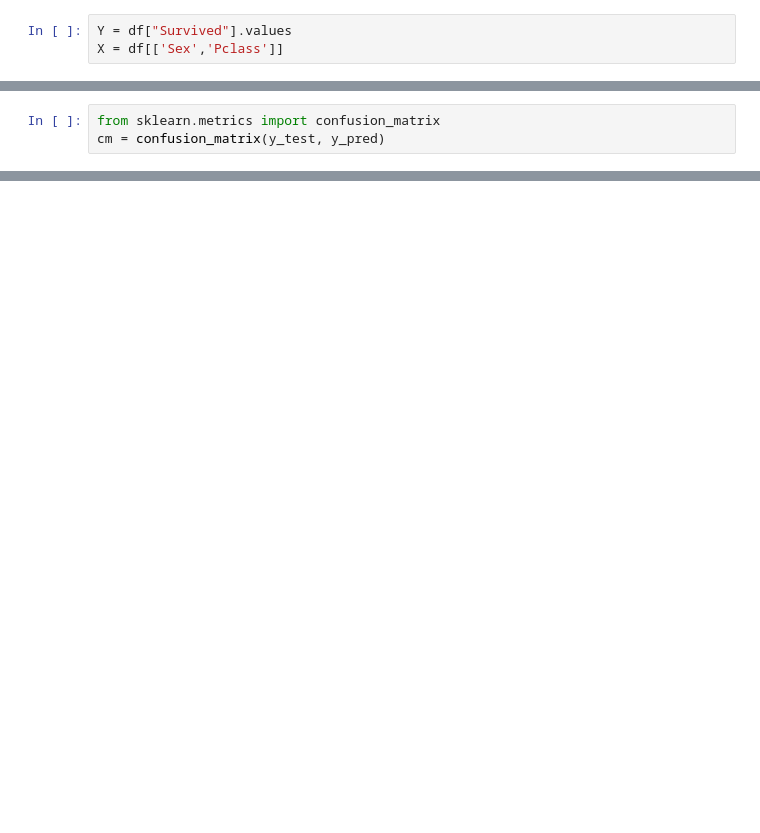
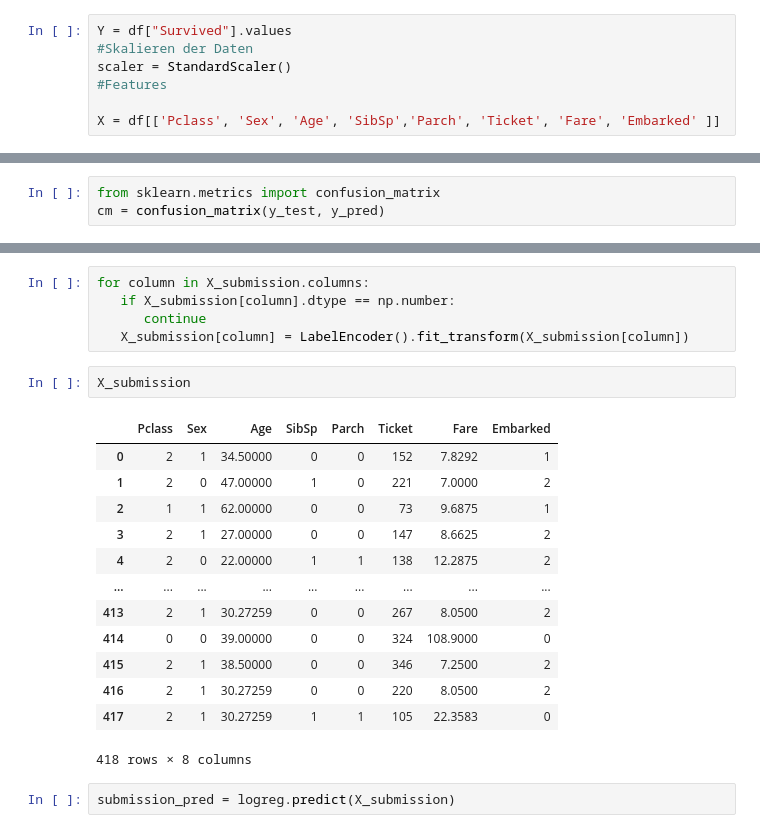
Before and after one commit to freicher/Kaggle_Titanic, a Jupyter notebook: Titanic_Marco.ipynb, the cells around one changed output, grey strips where cells are left out. Cells and saved outputs as stored; diff of their text form; blank space fills up the shorter version.

```diff
--- a/Titanic_Marco.ipynb
+++ b/Titanic_Marco.ipynb
@@ -100,6 +149,10 @@ dtype: int64
 # %%
 Y = df["Survived"].values
-X = df[['Sex','Pclass']]
+#Skalieren der Daten
+scaler = StandardScaler()
+#Features
+
+X = df[['Pclass', 'Sex', 'Age', 'SibSp','Parch', 'Ticket', 'Fare', 'Embarked' ]]
 # %%
 for column in X.columns:
    if X[column].dtype == np.number:
@@ -145,0 +329,23 @@ array([[101,   4],
+# %%
+for column in X_submission.columns:
+   if X_submission[column].dtype == np.number:
+      continue
+   X_submission[column] = LabelEncoder().fit_transform(X_submission[column])
+# %%
+X_submission
+# %% [output]
+|  | Pclass | Sex | Age | SibSp | Parch | Ticket | Fare | Embarked |
+| 0 | 2 | 1 | 34.50000 | 0 | 0 | 152 | 7.8292 | 1 |
+| 1 | 2 | 0 | 47.00000 | 1 | 0 | 221 | 7.0000 | 2 |
+| 2 | 1 | 1 | 62.00000 | 0 | 0 | 73 | 9.6875 | 1 |
+| 3 | 2 | 1 | 27.00000 | 0 | 0 | 147 | 8.6625 | 2 |
+| 4 | 2 | 0 | 22.00000 | 1 | 1 | 138 | 12.2875 | 2 |
+| ... | ... | ... | ... | ... | ... | ... | ... | ... |
+| 413 | 2 | 1 | 30.27259 | 0 | 0 | 267 | 8.0500 | 2 |
+| 414 | 0 | 0 | 39.00000 | 0 | 0 | 324 | 108.9000 | 0 |
+| 415 | 2 | 1 | 38.50000 | 0 | 0 | 346 | 7.2500 | 2 |
+| 416 | 2 | 1 | 30.27259 | 0 | 0 | 220 | 8.0500 | 2 |
+| 417 | 2 | 1 | 30.27259 | 1 | 1 | 105 | 22.3583 | 0 |
+418 rows × 8 columns
+# %%
+submission_pred = logreg.predict(X_submission)
```
Also changed, not shown: parts of 37 cells of this notebook, 2 other files.
